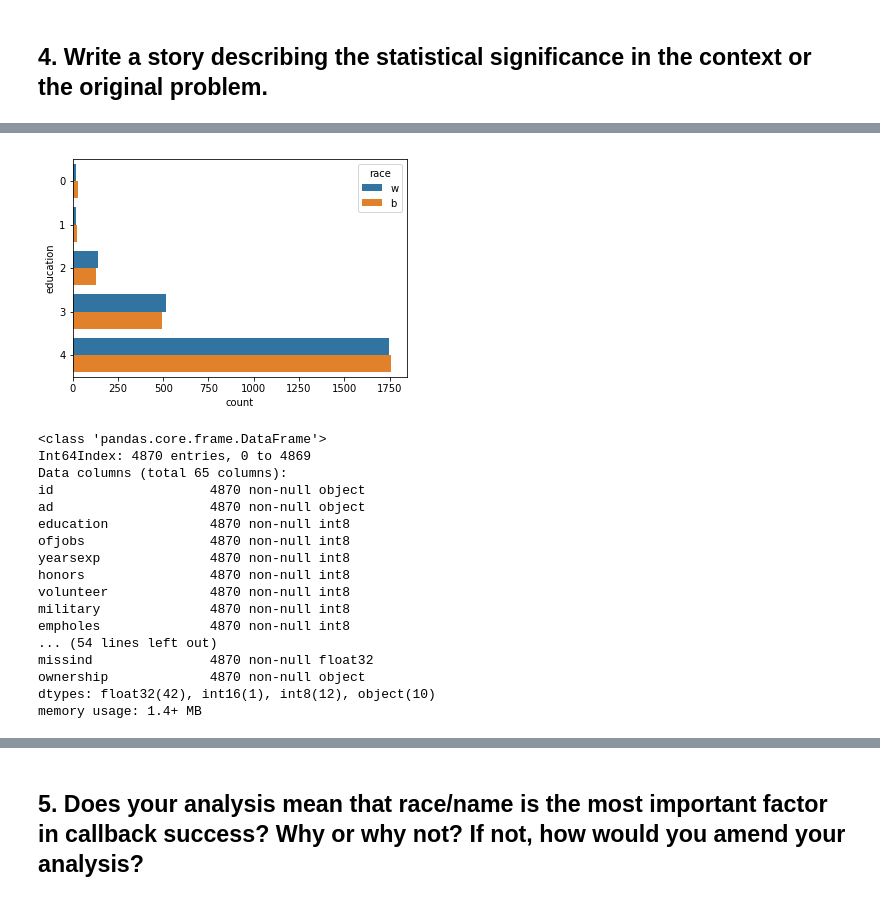
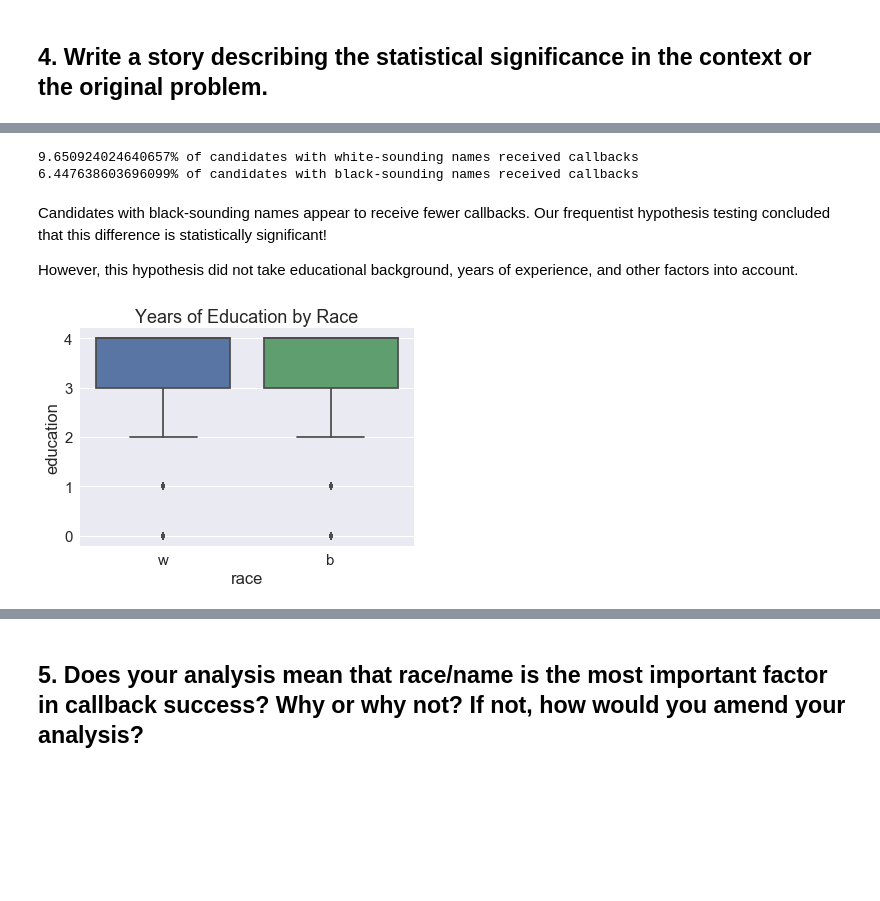
Before and after one commit to ryatchak/springboard, a Jupyter notebook: EDA_racial_discrimination/sliderule_dsi_inferential_statistics_exercise_2.ipynb, the cells around one changed output, grey strips where cells are left out. Cells and saved outputs as stored; diff of their text form; code cells hidden in the pictures; blank space fills up the shorter version.

```diff
--- a/EDA_racial_discrimination/sliderule_dsi_inferential_statistics_exercise_2.ipynb
+++ b/EDA_racial_discrimination/sliderule_dsi_inferential_statistics_exercise_2.ipynb
@@ -134,3 +141,8 @@ Margin of error: 0.015258797171631415
 </div>
 # %% [markdown]
 ## 4. Write a story describing the statistical significance in the context or the original problem.
+# %%
+_= sns.set(font_scale=1.5)
+_= plt.subplots(figsize=(8,8))
+_ = sns.countplot(x='race', hue='call', data=data)
+_ = plt.title('Callbacks by race')
@@ -137,24 +151,16 @@ Margin of error: 0.015258797171631415
+# %%
+print('{}% of candidates with white-sounding names received callbacks'.format((sum(w.call)/len(w))*100))
+print('{}% of candidates with black-sounding names received callbacks'.format((sum(b.call)/len(b))*100))
+# %% [output]
+9.650924024640657% of candidates with white-sounding names received callbacks
+6.447638603696099% of candidates with black-sounding names received callbacks
+# %% [markdown]
+Candidates with black-sounding names appear to receive fewer callbacks. Our frequentist hypothesis testing concluded that this difference is statistically significant!
+
+However, this hypothesis did not take educational background, years of experience, and other factors into account.
 # %%
-_ = sns.countplot(y='education', hue='race', data=data)
+_ = sns.boxplot(x = 'race', y='education',
+               data=data)
+_ = plt.title('Years of Education by Race')
 # %% [output]
-[figure, old version]
+[figure, new version]
-# %%
-data.info()
-# %% [output]
-<class 'pandas.core.frame.DataFrame'>
-Int64Index: 4870 entries, 0 to 4869
-Data columns (total 65 columns):
-id                    4870 non-null object
-ad                    4870 non-null object
-education             4870 non-null int8
-ofjobs                4870 non-null int8
-yearsexp              4870 non-null int8
-honors                4870 non-null int8
-volunteer             4870 non-null int8
-military              4870 non-null int8
-empholes              4870 non-null int8
-... (54 lines left out)
-missind               4870 non-null float32
-ownership             4870 non-null object
-dtypes: float32(42), int16(1), int8(12), object(10)
-memory usage: 1.4+ MB
```
Also changed, not shown: parts of 24 cells of this notebook.
